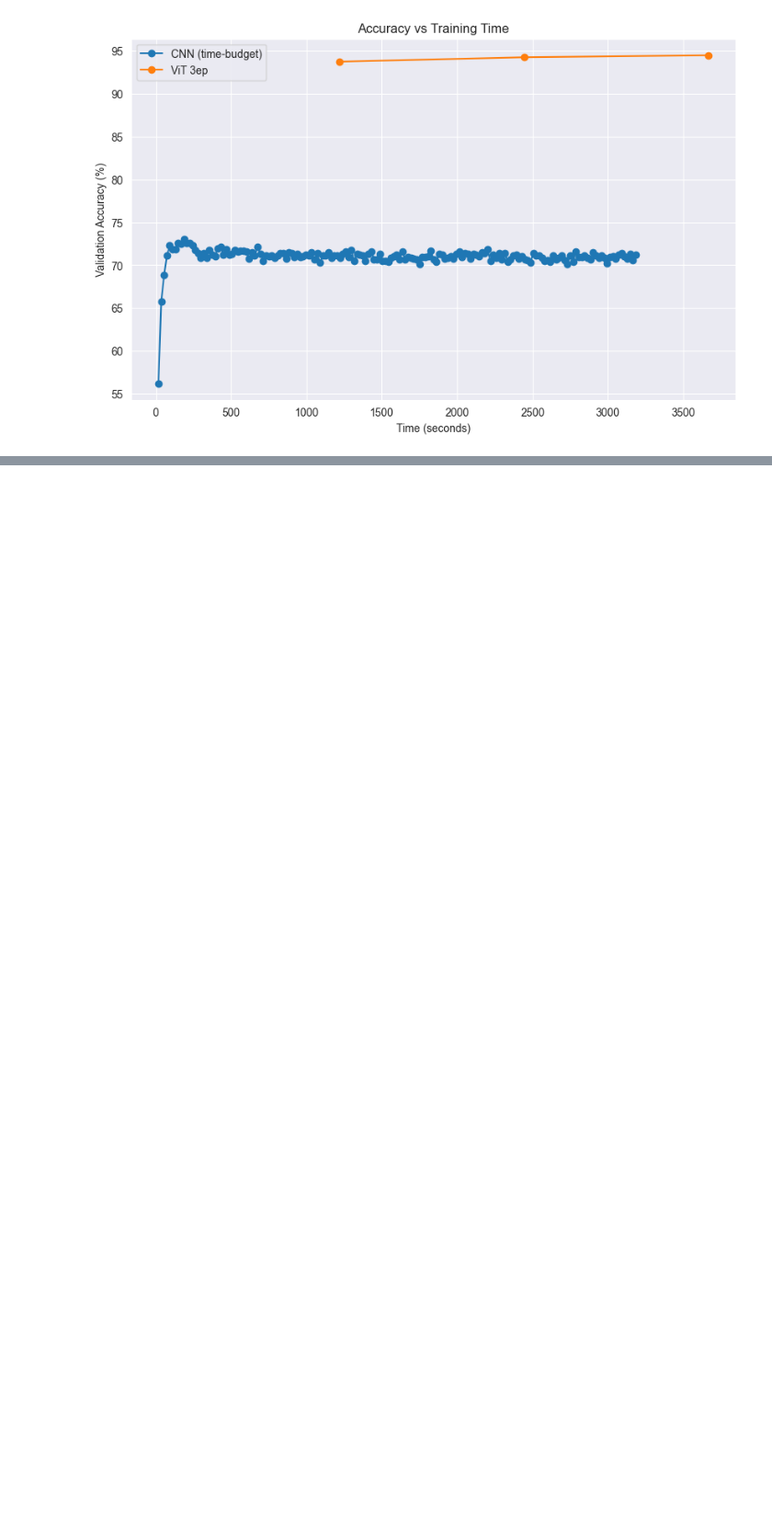
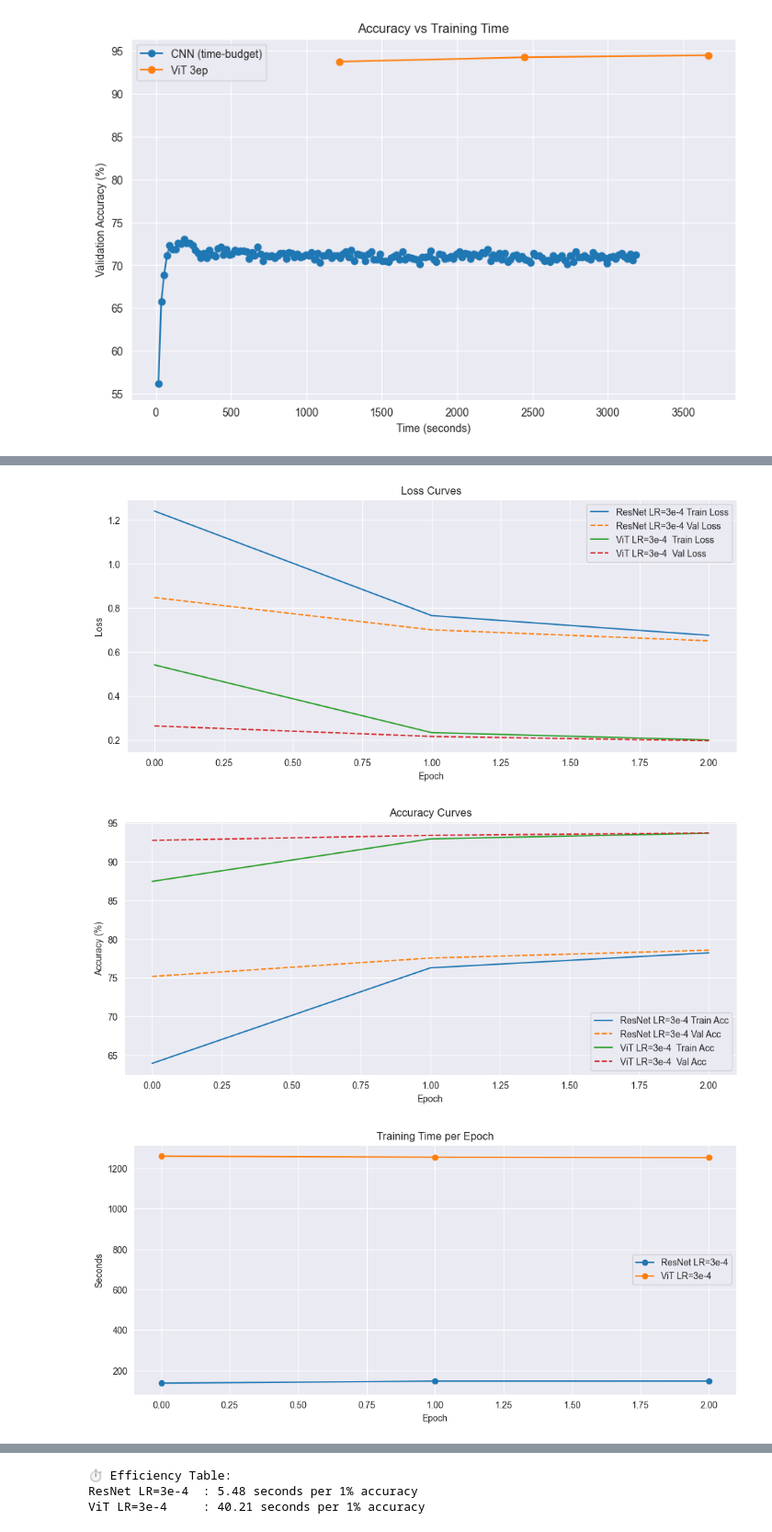
Before and after one commit to FOTIS21/Computer-Vision, a Jupyter notebook: ex5.ipynb, the cells around one changed output, grey strips where cells are left out. Shown at 92% size. Drawn from its saved outputs; the diff is of its cells as text; code cells hidden in the pictures; blank space fills up the shorter version.

```diff
--- a/ex5.ipynb
+++ b/ex5.ipynb
@@ -557,3 +557,30 @@ plot_accuracy_vs_time({
 })
 # %% [output]
 [figure]
+# %%
+# ResNet
+results = {}
+
+
+resnet_model = get_resnet_model()
+history_resnet = train_model(
+    resnet_model,
+    trainloader_resnet,
+    testloader_resnet,
+    epochs=3,
+    lr=3e-4,
+    name="ResNet 5ep (lr=1e-4)",
+    device=device
+)
+
+# ViT
+vit_model = get_vit_model()
+history_vit = train_model(
+    vit_model,
+    trainloader_vit,
+    testloader_vit,
+    epochs=3,
+    lr=3e-4,
+    name="ViT 5ep (lr=1e-4)",
+    device=device
+)
@@ -559,0 +596,10 @@ plot_accuracy_vs_time({
+# %%
+results["ResNet LR=3e-4"] = history_resnet
+results["ViT LR=3e-4 "] = history_vit
+# %%
+plot_history(results)
+plot_times_and_efficiency(results)
+# %% [output]
+[figure, added]
+[figure, added]
+[figure, added]
@@ -559,0 +607,3 @@ plot_accuracy_vs_time({
+⏱ Efficiency Table:
+ResNet LR=3e-4  : 5.48 seconds per 1% accuracy
+ViT LR=3e-4     : 40.21 seconds per 1% accuracy
```
Also changed, not shown: parts of 3 cells of this notebook.
